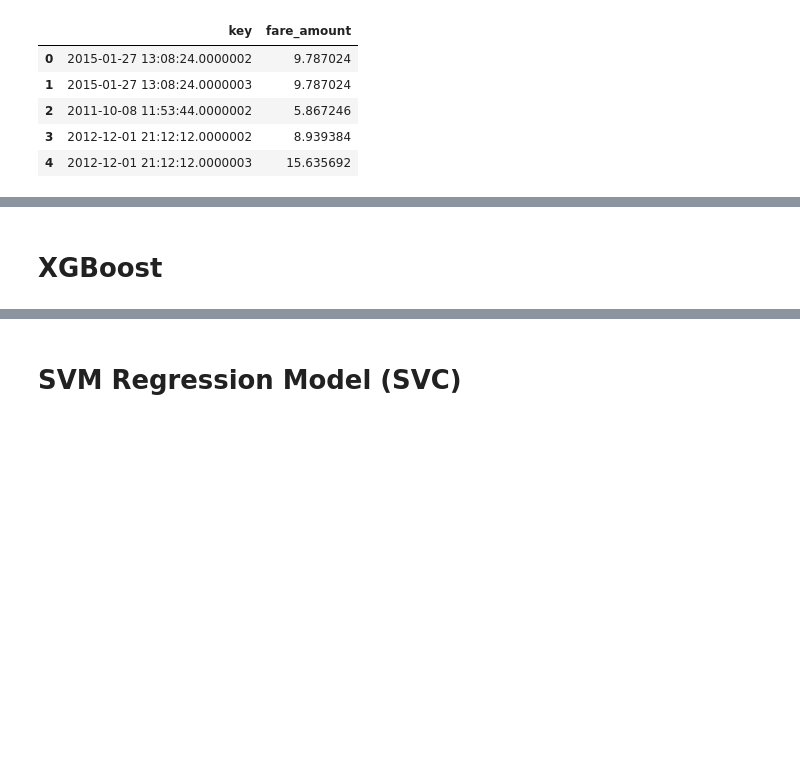
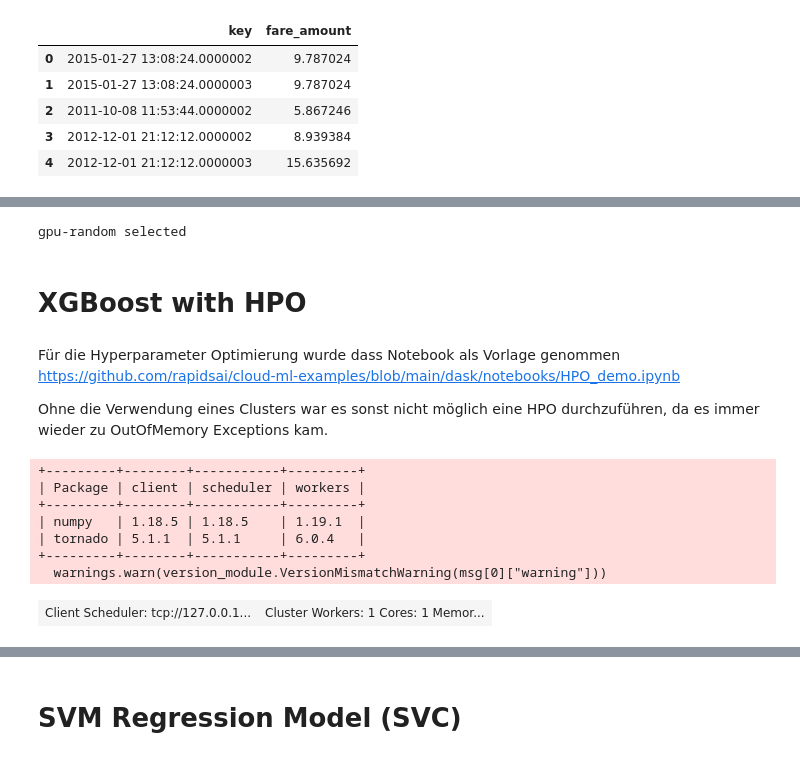
Before and after one commit to AyHaski/BigDataAnalyticsProject, a Jupyter notebook: Kopie_von_Rapids_Colab.ipynb, the cells around one changed output, grey strips where cells are left out. Drawn from its saved outputs; the diff is of its cells as text; code cells hidden in the pictures; blank space fills up the shorter version.

```diff
--- a/Kopie_von_Rapids_Colab.ipynb
+++ b/Kopie_von_Rapids_Colab.ipynb
@@ -427,2 +650,31 @@ gdf_submission.to_csv(base_path + '/randomForestSubmissionDefaultParams.csv',ind
+# %%
+params_rf = {
+    #"max_depth": np.arange(start=3, stop = 15, step = 2), # Default = 6
+    #"max_features": [0.1, 0.50, 0.75, 'auto'], #default = 0.3
+    "n_estimators": [100, 200, 500, 1000]
+ }
+
+mode = "gpu-random"
+model_rf = cuRF()
+
+X_cpu = X_train.to_pandas()
+y_cpu = y_train.to_array()
+
+X_test_cpu = X_test.to_pandas()
+y_test_cpu = y_test.to_array()
+
+res, results = do_HPO(model_rf,
+                          params_rf,
+                          cuml_accuracy_scorer,
+                          X_train,
+                          y_cpu,
+                          mode=mode)
+print("Searched over {} parameters".format(len(results.cv_results_['mean_test_score'])))
+# %% [output]
+gpu-random selected
 # %% [markdown]
-# XGBoost
+# XGBoost with HPO
+# %% [markdown]
+Für die Hyperparameter Optimierung wurde dass Notebook als Vorlage genommen https://github.com/rapidsai/cloud-ml-examples/blob/main/dask/notebooks/HPO_demo.ipynb
+
+Ohne die Verwendung eines Clusters war es sonst nicht möglich eine HPO durchzuführen, da es immer wieder zu OutOfMemory Exceptions kam.
@@ -428,0 +686,14 @@ gdf_submission.to_csv(base_path + '/randomForestSubmissionDefaultParams.csv',ind
+# %%
+cluster = LocalCUDACluster(dashboard_address="127.0.0.1:8005")
+client = Client(cluster)
+
+client
+# %% [output]
++---------+--------+-----------+---------+
+| Package | client | scheduler | workers |
++---------+--------+-----------+---------+
+| numpy   | 1.18.5 | 1.18.5    | 1.19.1  |
+| tornado | 5.1.1  | 5.1.1     | 6.0.4   |
++---------+--------+-----------+---------+
+  warnings.warn(version_module.VersionMismatchWarning(msg[0]["warning"]))
+| Client Scheduler: tcp://127.0.0.1... | Cluster Workers: 1 Cores: 1 Memor... |
```
Also changed, not shown: parts of 39 cells of this notebook.
